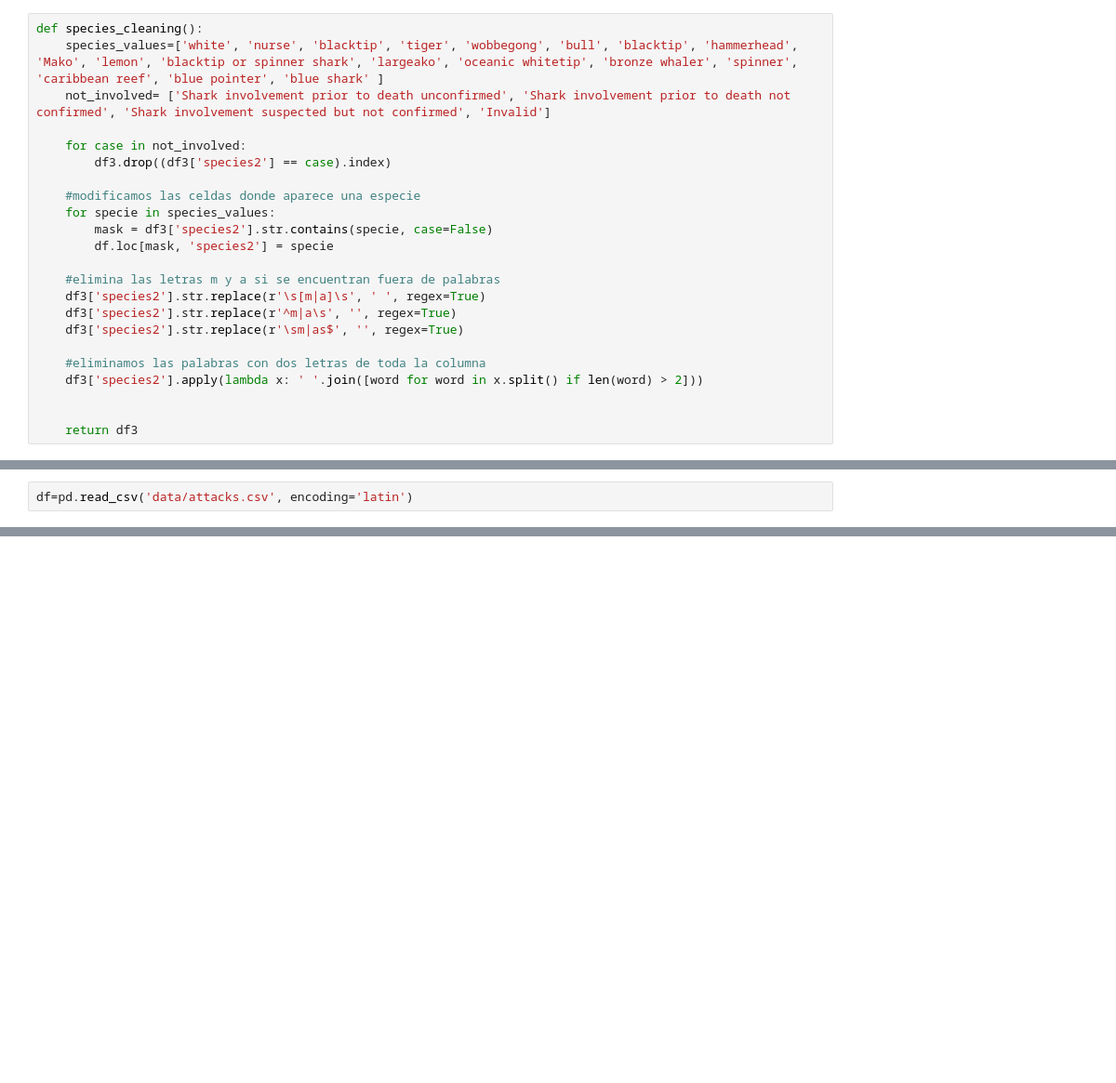
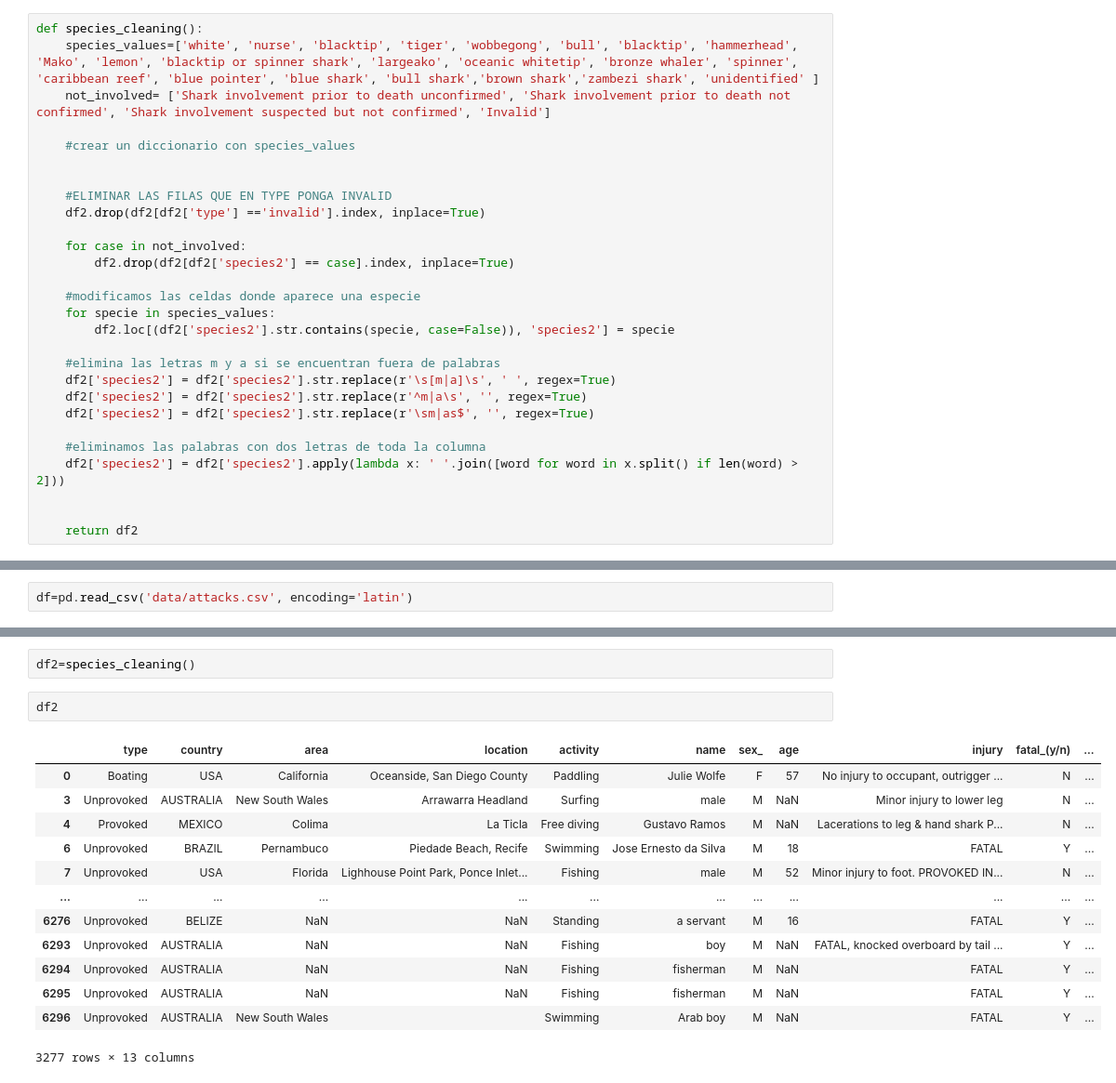
Before and after one commit to pagoba94/project1, a Jupyter notebook: src.jupyter.ipynb, the cells around one changed output, grey strips where cells are left out. Shown: that part at 93% size. Saved outputs shown, nothing was run; the diff lists cells and outputs as text; blank space fills up the shorter version.

```diff
--- a/src.jupyter.ipynb
+++ b/src.jupyter.ipynb
@@ -36,23 +39,28 @@ def cleaning_df3():
 # %%
 def species_cleaning():
-    species_values=['white', 'nurse', 'blacktip', 'tiger', 'wobbegong', 'bull', 'blacktip', 'hammerhead', 'Mako', 'lemon', 'blacktip or spinner shark', 'largeako', 'oceanic whitetip', 'bronze whaler', 'spinner', 'caribbean reef', 'blue pointer', 'blue shark' ]
+    species_values=['white', 'nurse', 'blacktip', 'tiger', 'wobbegong', 'bull', 'blacktip', 'hammerhead', 'Mako', 'lemon', 'blacktip or spinner shark', 'largeako', 'oceanic whitetip', 'bronze whaler', 'spinner', 'caribbean reef', 'blue pointer', 'blue shark', 'bull shark','brown shark','zambezi shark', 'unidentified' ]
     not_involved= ['Shark involvement prior to death unconfirmed', 'Shark involvement prior to death not confirmed', 'Shark involvement suspected but not confirmed', 'Invalid']
 
+    #crear un diccionario con species_values
+
+
+    #ELIMINAR LAS FILAS QUE EN TYPE PONGA INVALID
+    df2.drop(df2[df2['type'] =='invalid'].index, inplace=True)
+
     for case in not_involved:
-        df3.drop((df3['species2'] == case).index)
+        df2.drop(df2[df2['species2'] == case].index, inplace=True)
 
     #modificamos las celdas donde aparece una especie
     for specie in species_values:
-        mask = df3['species2'].str.contains(specie, case=False)
-        df.loc[mask, 'species2'] = specie
+        df2.loc[(df2['species2'].str.contains(specie, case=False)), 'species2'] = specie
 
     #elimina las letras m y a si se encuentran fuera de palabras
-    df3['species2'].str.replace(r'\s[m|a]\s', ' ', regex=True)
-    df3['species2'].str.replace(r'^m|a\s', '', regex=True)
-    df3['species2'].str.replace(r'\sm|as$', '', regex=True)
+    df2['species2'] = df2['species2'].str.replace(r'\s[m|a]\s', ' ', regex=True)
+    df2['species2'] = df2['species2'].str.replace(r'^m|a\s', '', regex=True)
+    df2['species2'] = df2['species2'].str.replace(r'\sm|as$', '', regex=True)
 
     #eliminamos las palabras con dos letras de toda la columna
-    df3['species2'].apply(lambda x: ' '.join([word for word in x.split() if len(word) > 2]))
+    df2['species2'] = df2['species2'].apply(lambda x: ' '.join([word for word in x.split() if len(word) > 2]))
 
 
-    return df3
+    return df2
@@ -64,0 +164,18 @@ AttributeError: 'list' object has no attribute 'columns'
+# %%
+df2=species_cleaning()
+# %%
+df2
+# %% [output]
+|  | type | country | area | location | activity | name | sex_ | age | injury | fatal_(y/n) | ... |
+| 0 | Boating | USA | California | Oceanside, San Diego County | Paddling | Julie Wolfe | F | 57 | No injury to occupant, outrigger ... | N | ... |
+| 3 | Unprovoked | AUSTRALIA | New South Wales | Arrawarra Headland | Surfing | male | M | NaN | Minor injury to lower leg | N | ... |
+| 4 | Provoked | MEXICO | Colima | La Ticla | Free diving | Gustavo Ramos | M | NaN | Lacerations to leg & hand shark P... | N | ... |
+| 6 | Unprovoked | BRAZIL | Pernambuco | Piedade Beach, Recife | Swimming | Jose Ernesto da Silva | M | 18 | FATAL | Y | ... |
+| 7 | Unprovoked | USA | Florida | Lighhouse Point Park, Ponce Inlet... | Fishing | male | M | 52 | Minor injury to foot. PROVOKED IN... | N | ... |
+| ... | ... | ... | ... | ... | ... | ... | ... | ... | ... | ... | ... |
+| 6276 | Unprovoked | BELIZE | NaN | NaN | Standing | a servant | M | 16 | FATAL | Y | ... |
+| 6293 | Unprovoked | AUSTRALIA | NaN | NaN | Fishing | boy | M | NaN | FATAL, knocked overboard by tail ... | Y | ... |
+| 6294 | Unprovoked | AUSTRALIA | NaN | NaN | Fishing | fisherman | M | NaN | FATAL | Y | ... |
+| 6295 | Unprovoked | AUSTRALIA | NaN | NaN | Fishing | fisherman | M | NaN | FATAL | Y | ... |
+| 6296 | Unprovoked | AUSTRALIA | New South Wales |  | Swimming | Arab boy | M | NaN | FATAL | Y | ... |
+3277 rows × 13 columns
```
Also changed, not shown: parts of 19 cells of this notebook, 2 other files.
